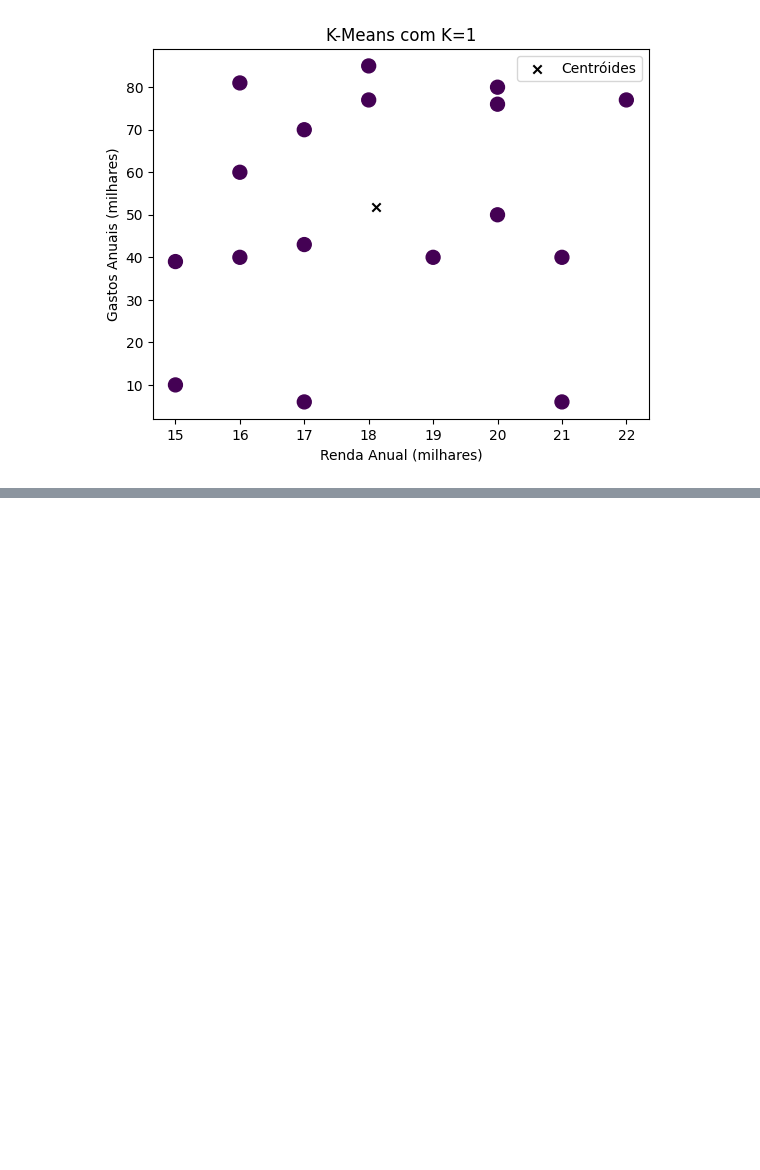
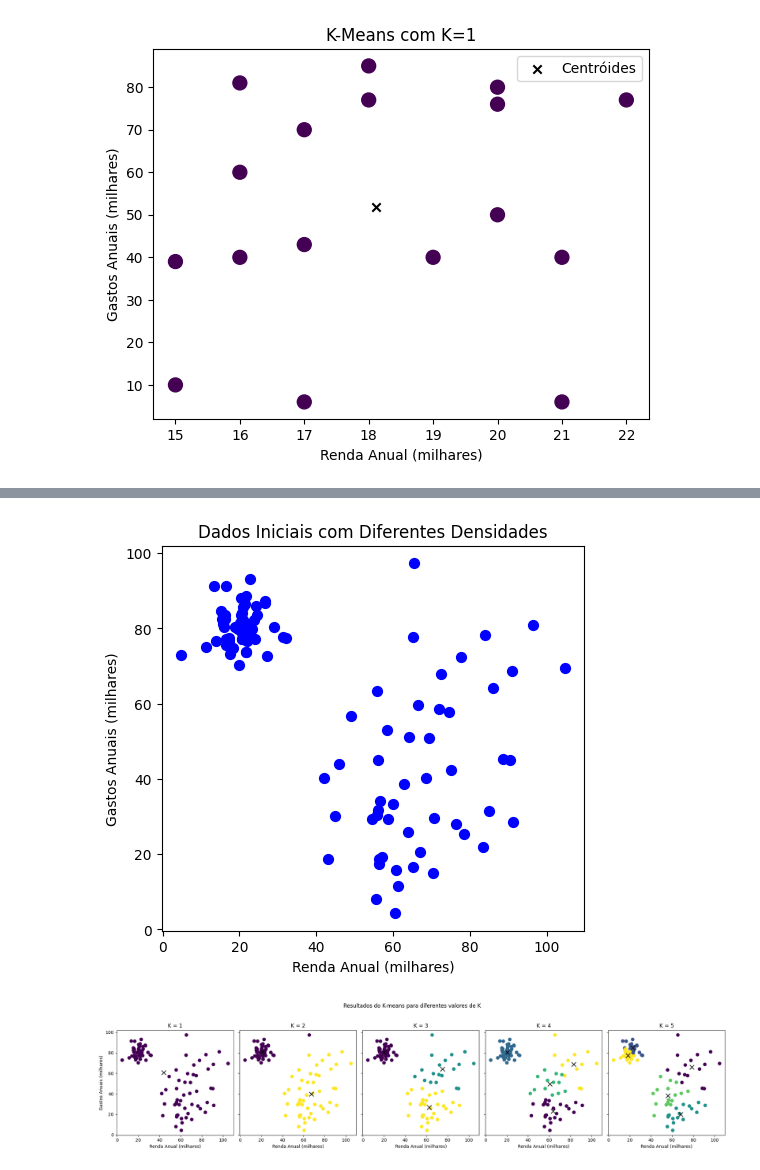
Before and after one commit to EricHidekiMiyahara/clusterizacaoClientesKmeans, a Jupyter notebook: ClusterizacaoClientes.ipynb, the cells around one changed output, grey strips where cells are left out. Drawn from its saved outputs; the diff is of its cells as text; code cells hidden in the pictures; blank space fills up the shorter version.

Commit message:
Falhas do algoritmo K-Means

```diff
--- a/ClusterizacaoClientes.ipynb
+++ b/ClusterizacaoClientes.ipynb
@@ -143,0 +154,43 @@ salvar_k(k_atual)
+# %%
+from sklearn.cluster import KMeans
+import numpy as np
+import matplotlib.pyplot as plt
+
+# Dados fictícios de clientes com diferentes densidades de cluster
+X = np.vstack((
+    np.random.normal(loc=[20, 80], scale=[5, 5], size=(50, 2)),  # Cluster denso
+    np.random.normal(loc=[60, 30], scale=[10, 10], size=(30, 2)), # Cluster menos denso
+    np.random.normal(loc=[85, 60], scale=[15, 15], size=(20, 2))  # Cluster disperso
+))
+
+# Visualização dos dados iniciais
+plt.figure(figsize=(12, 5))
+plt.subplot(1, 2, 1)
+plt.scatter(X[:, 0], X[:, 1], s=50, color='blue')
+plt.title('Dados Iniciais com Diferentes Densidades')
+plt.xlabel('Renda Anual (milhares)')
+plt.ylabel('Gastos Anuais (milhares)')
+
+# Definindo o número de clusters de 1 até 5 e plotando os gráficos
+fig, axes = plt.subplots(1, 5, figsize=(20, 5), sharey=True)
+fig.suptitle('Resultados do K-means para diferentes valores de K')
+
+for k in range(1, 6):
+    # Inicializando o modelo K-means com o número de clusters k
+    kmeans = KMeans(n_clusters=k, init='random', random_state=42)
+    kmeans.fit(X)
+    y_kmeans = kmeans.predict(X)
+
+    # Plotando os clusters
+    axes[k-1].scatter(X[:, 0], X[:, 1], c=y_kmeans, s=50, cmap='viridis')
+    axes[k-1].scatter(kmeans.cluster_centers_[:, 0], kmeans.cluster_centers_[:, 1], marker='x', c='black', s=100, label='Centróides')
+    axes[k-1].set_title(f'K = {k}')
+    axes[k-1].set_xlabel('Renda Anual (milhares)')
+    if k == 1:
+        axes[k-1].set_ylabel('Gastos Anuais (milhares)')
+
+plt.tight_layout(rect=[0, 0.03, 1, 0.95])
+plt.show()
+# %% [output]
+[figure, added]
+[figure, added]
```
Also changed, not shown: parts of 9 cells of this notebook.
